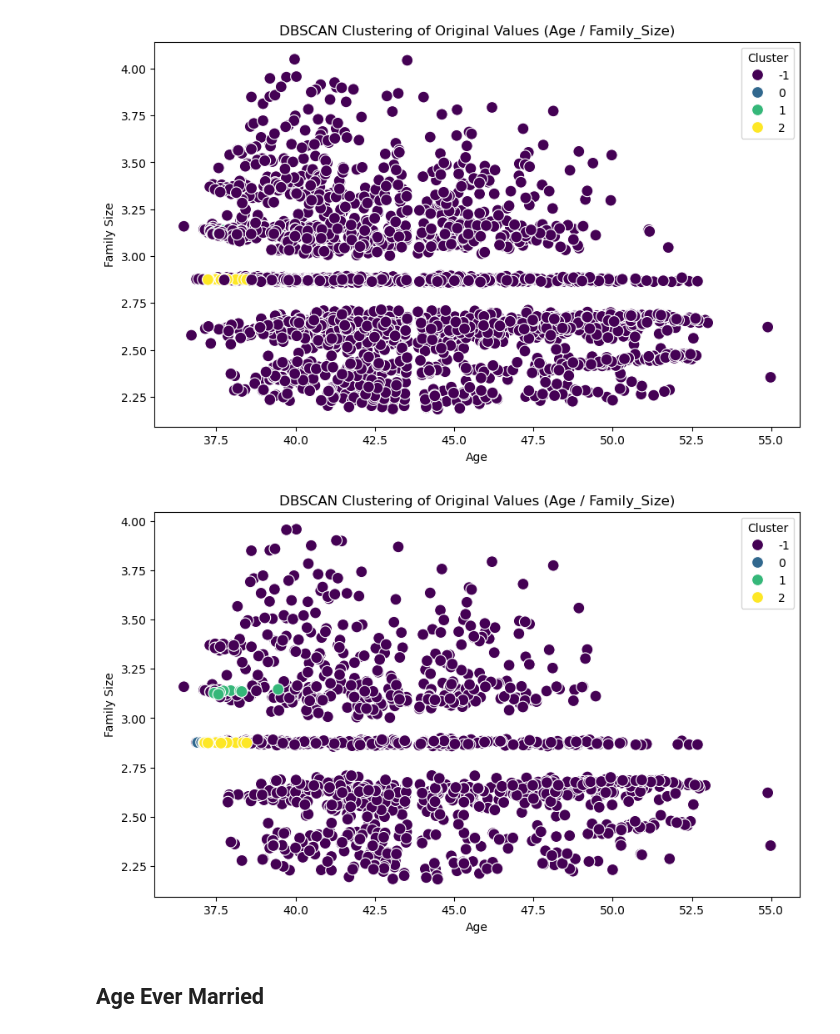
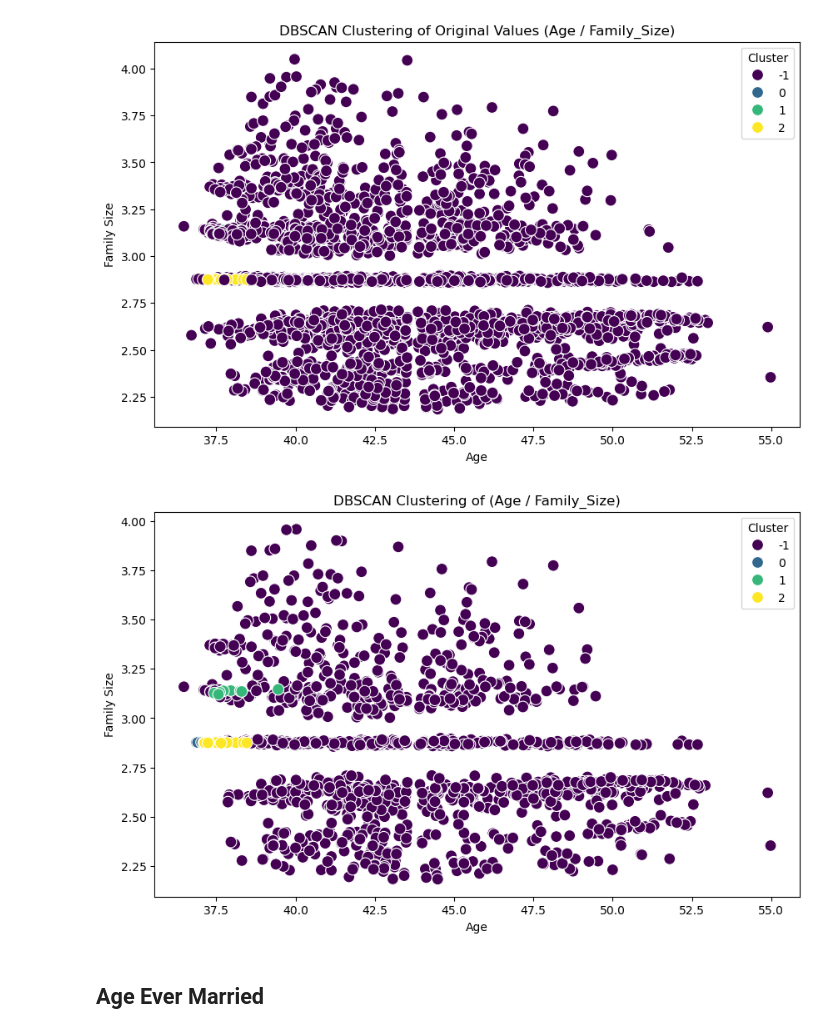
Before and after one commit to PapaProvnik/customer_segmentation, a Jupyter notebook: dbscan.ipynb, the cells around one changed output. Drawn from its saved outputs; the diff is of its cells as text; code cells hidden in the pictures.

```diff
--- a/dbscan.ipynb
+++ b/dbscan.ipynb
@@ -77,7 +77,7 @@ plt.show()
 # %%
 results = []
 
-eps_values = [round(x * 0.1, 1) for x in range(1, 11)]
+eps_values = [round(x * 0.1, 1) for x in range(1, 16)]
 for EPS in eps_values:
     for samples in range(1,11):
         dbscan = DBSCAN(eps=EPS, min_samples=samples)
@@ -146,13 +146,13 @@ reduced_df_original_age_family_size = pd.concat([sampled_biggest_cluster_points,
 # %%
 plt.figure(figsize=(10, 6))
 sns.scatterplot(x=reduced_df_original_age_family_size['Age'], y=reduced_df_original_age_family_size['Family_Size'], hue=reduced_df_original_age_family_size['Cluster'], palette='viridis', s=100)
-plt.title('DBSCAN Clustering of Original Values (Age / Family_Size)')
+plt.title('DBSCAN Clustering of (Age / Family_Size)')
 plt.xlabel('Age')
 plt.ylabel('Family Size')
 plt.legend(title='Cluster')
 plt.show()
 # %% [output]
-[figure, old version]
+[figure, new version]
 # %% [markdown]
 ## Age Ever Married
 # %%
```
Also changed, not shown: parts of 2 cells of this notebook.
